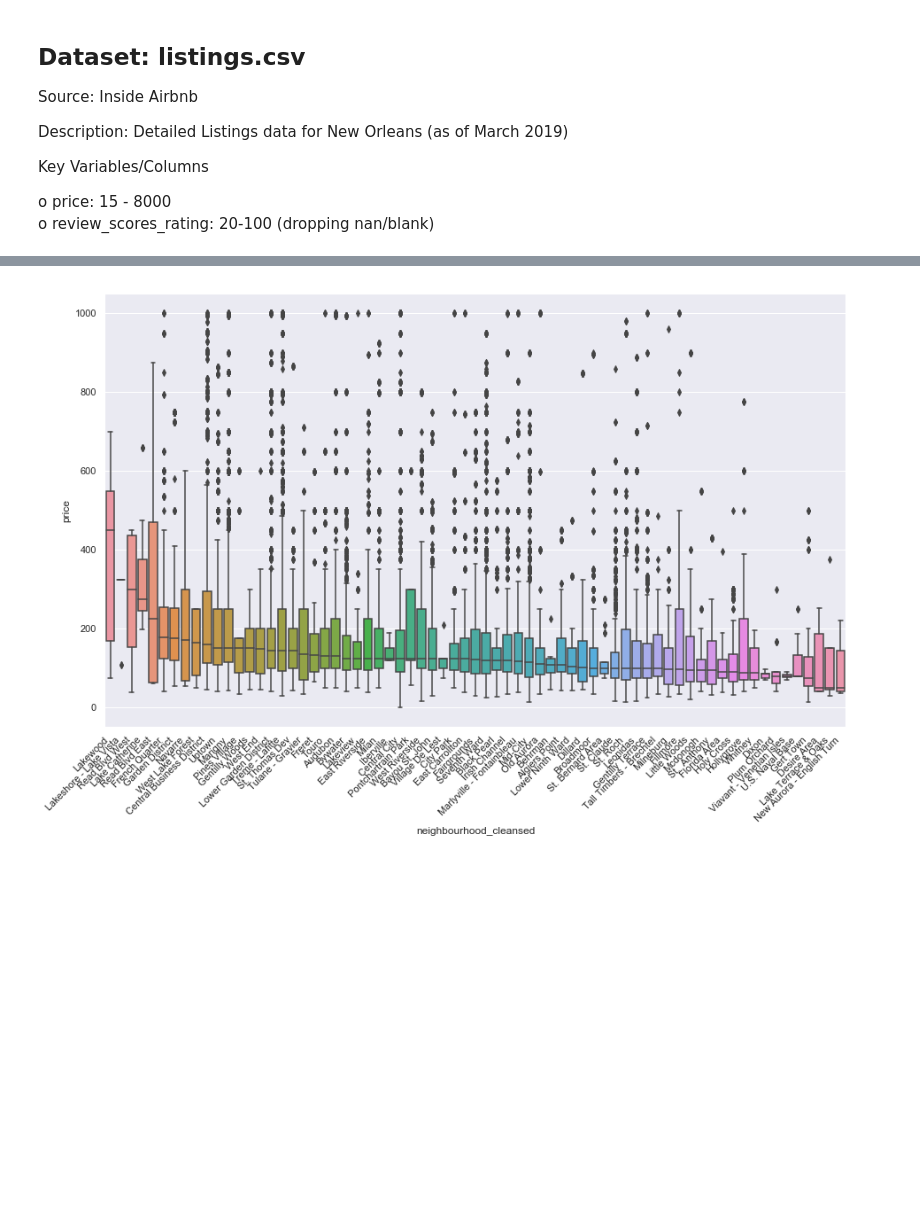
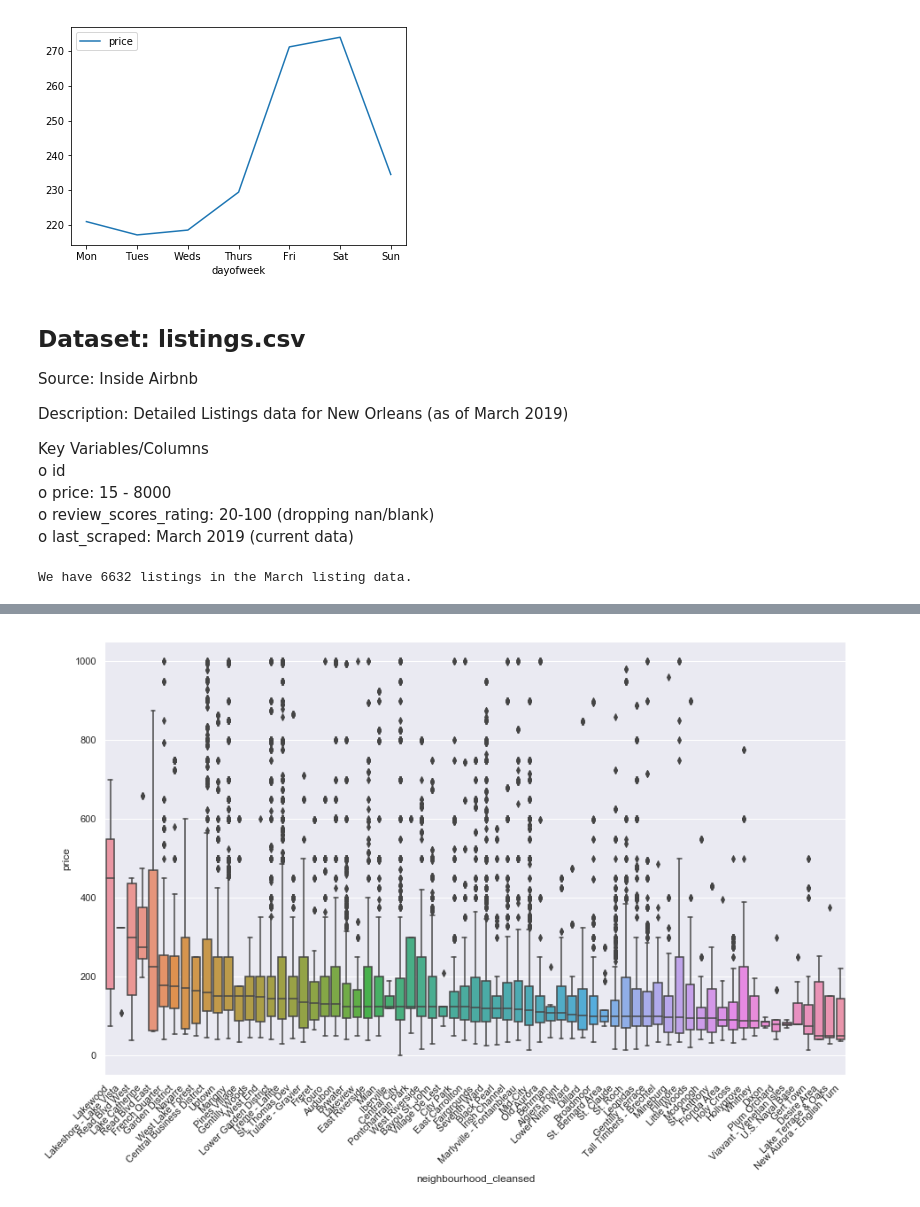
Before and after one commit to LoriHarris/Airbnb_ML, a Jupyter notebook: airbnb_listings.ipynb, the cells around one changed output, grey strips where cells are left out. Cells and saved outputs as stored; diff of their text form; code cells hidden in the pictures; blank space fills up the shorter version.

```diff
--- a/airbnb_listings.ipynb
+++ b/airbnb_listings.ipynb
@@ -6,3 +73,19 @@ import pandas as pd
+# %%
+# Price over year (by day of the week)
+cal['dayofweek'] = cal.date.dt.weekday_name
+days = ['Monday', 'Tuesday', 'Wednesday', 'Thursday', 'Friday', 'Saturday', 'Sunday']
+price_wk = cal[['dayofweek', 'price']]
+price_wk = cal.groupby(['dayofweek']).mean().reindex(days)
+price_wk.drop('listing_id', axis=1, inplace=True)
+price_wk.drop('minimum_nights', axis=1, inplace=True)
+price_wk.drop('maximum_nights', axis=1, inplace=True)
+price_wk.plot()
+ticks = list(range(0,len(days),1))
+labels = "Mon Tues Weds Thurs Fri Sat Sun".split()
+plt.xticks(ticks, labels)
+plt.savefig('price_by_wkday_cal.png')
+# %% [output]
+[figure, added]
 # %% [markdown]
 ## Dataset:  listings.csv
 
@@ -11,7 +94,14 @@ Source: Inside Airbnb
 Description: Detailed Listings data for New Orleans (as of March 2019)
 
 Key Variables/Columns
-
+o id
 o price: 15 - 8000
 o review_scores_rating: 20-100 (dropping nan/blank)
+o last_scraped: March 2019 (current data)
+# %%
+# Read in recent listing.csv file into a pandas DataFrame
+mar = pd.read_csv('../Resources/listings.csv')
+print('We have', mar.id.nunique(), 'listings in the March listing data.')
+# %% [output]
+We have 6632 listings in the March listing data.
 # %%
```
Also changed, not shown: parts of 57 cells of this notebook, 10 other files.
